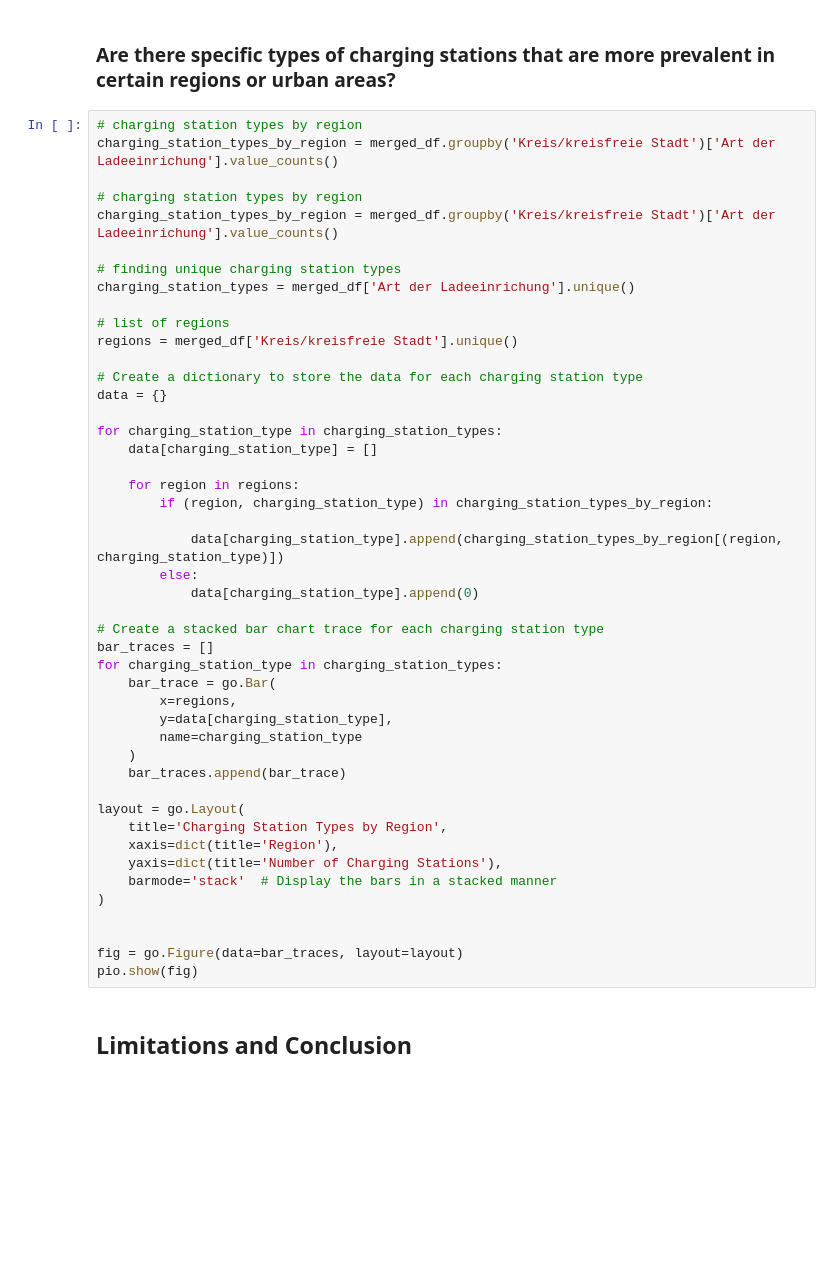
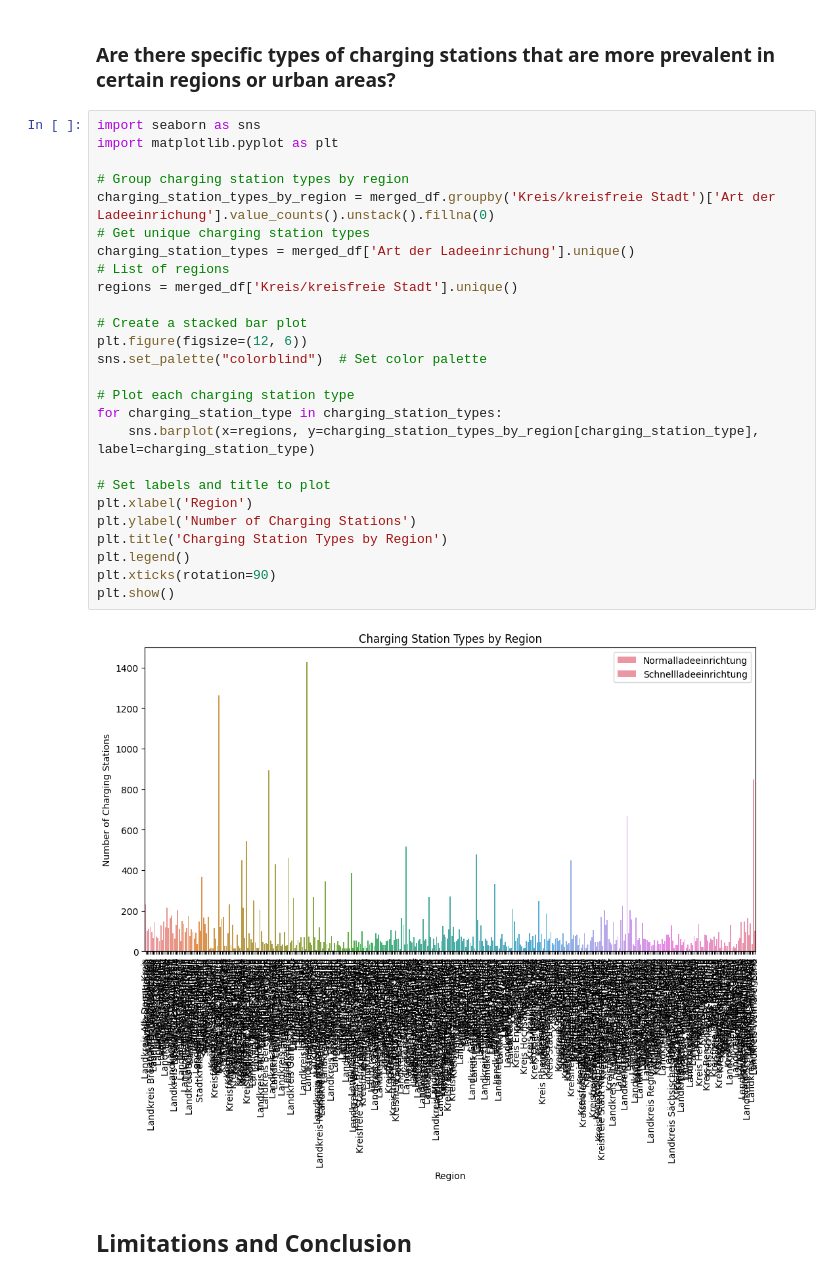
Before and after one commit to mdhasanai/2023-amse-template, a Jupyter notebook: project/report.ipynb, the cells around one changed output. Saved outputs shown, nothing was run; the diff lists cells and outputs as text; blank space fills up the shorter version.

```diff
--- a/project/report.ipynb
+++ b/project/report.ipynb
@@ -162,51 +158,33 @@ pio.show(fig)
 # %% [markdown]
 ### Are there specific types of charging stations that are more prevalent in certain regions or urban areas?
-# %%
-# charging station types by region
-charging_station_types_by_region = merged_df.groupby('Kreis/kreisfreie Stadt')['Art der Ladeeinrichung'].value_counts()
-
-# charging station types by region
-charging_station_types_by_region = merged_df.groupby('Kreis/kreisfreie Stadt')['Art der Ladeeinrichung'].value_counts()
-
-# finding unique charging station types
-charging_station_types = merged_df['Art der Ladeeinrichung'].unique()
-
-# list of regions
-regions = merged_df['Kreis/kreisfreie Stadt'].unique()
-
-# Create a dictionary to store the data for each charging station type
-data = {}
-
-for charging_station_type in charging_station_types:
-    data[charging_station_type] = []
-
-    for region in regions:
-        if (region, charging_station_type) in charging_station_types_by_region:
-
-            data[charging_station_type].append(charging_station_types_by_region[(region, charging_station_type)])
-        else:
-            data[charging_station_type].append(0)
-
-# Create a stacked bar chart trace for each charging station type
-bar_traces = []
-for charging_station_type in charging_station_types:
-    bar_trace = go.Bar(
-        x=regions,
-        y=data[charging_station_type],
-        name=charging_station_type
-    )
-    bar_traces.append(bar_trace)
-
-layout = go.Layout(
-    title='Charging Station Types by Region',
-    xaxis=dict(title='Region'),
-    yaxis=dict(title='Number of Charging Stations'),
-    barmode='stack'  # Display the bars in a stacked manner
-)
-
-
-fig = go.Figure(data=bar_traces, layout=layout)
-pio.show(fig)
+# %%
+import seaborn as sns
+import matplotlib.pyplot as plt
+
+# Group charging station types by region
+charging_station_types_by_region = merged_df.groupby('Kreis/kreisfreie Stadt')['Art der Ladeeinrichung'].value_counts().unstack().fillna(0)
+# Get unique charging station types
+charging_station_types = merged_df['Art der Ladeeinrichung'].unique()
+# List of regions
+regions = merged_df['Kreis/kreisfreie Stadt'].unique()
+
+# Create a stacked bar plot
+plt.figure(figsize=(12, 6))
+sns.set_palette("colorblind")  # Set color palette
+
+# Plot each charging station type
+for charging_station_type in charging_station_types:
+    sns.barplot(x=regions, y=charging_station_types_by_region[charging_station_type], label=charging_station_type)
+
+# Set labels and title to plot
+plt.xlabel('Region')
+plt.ylabel('Number of Charging Stations')
+plt.title('Charging Station Types by Region')
+plt.legend()
+plt.xticks(rotation=90)
+plt.show()
+# %% [output]
+[figure, added]
 # %% [markdown]
 ## Limitations and Conclusion
 # %% [markdown]
```
Also changed, not shown: parts of 2 cells of this notebook.
